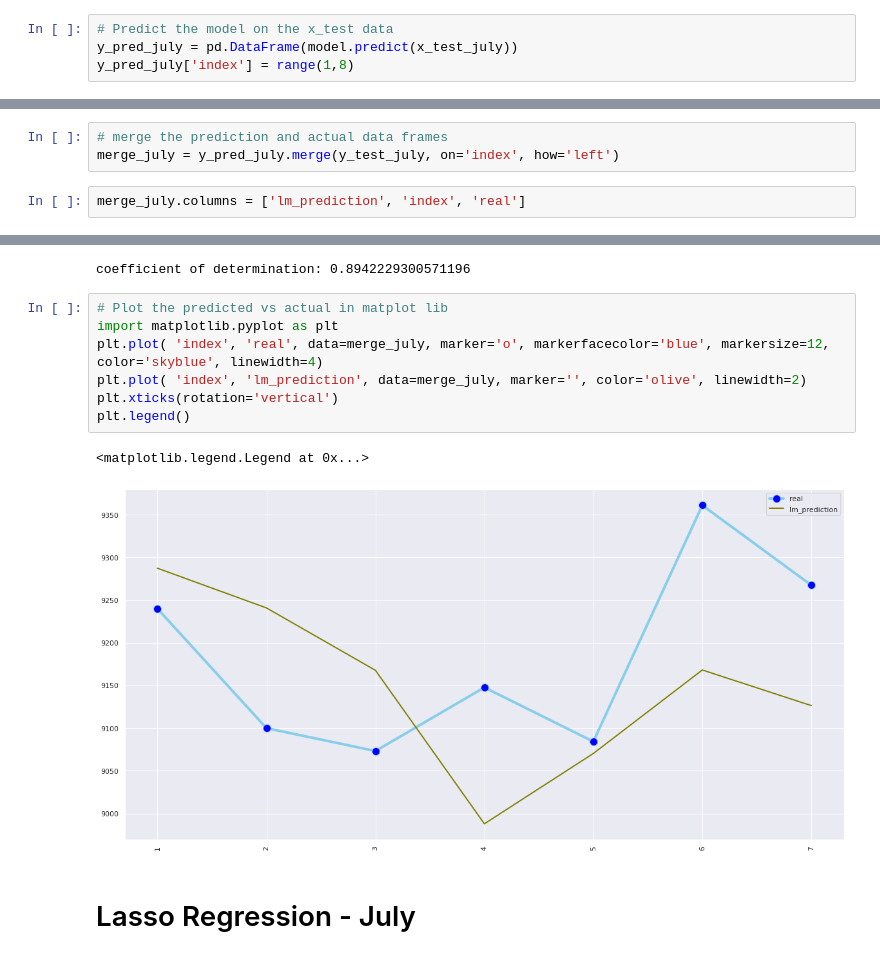
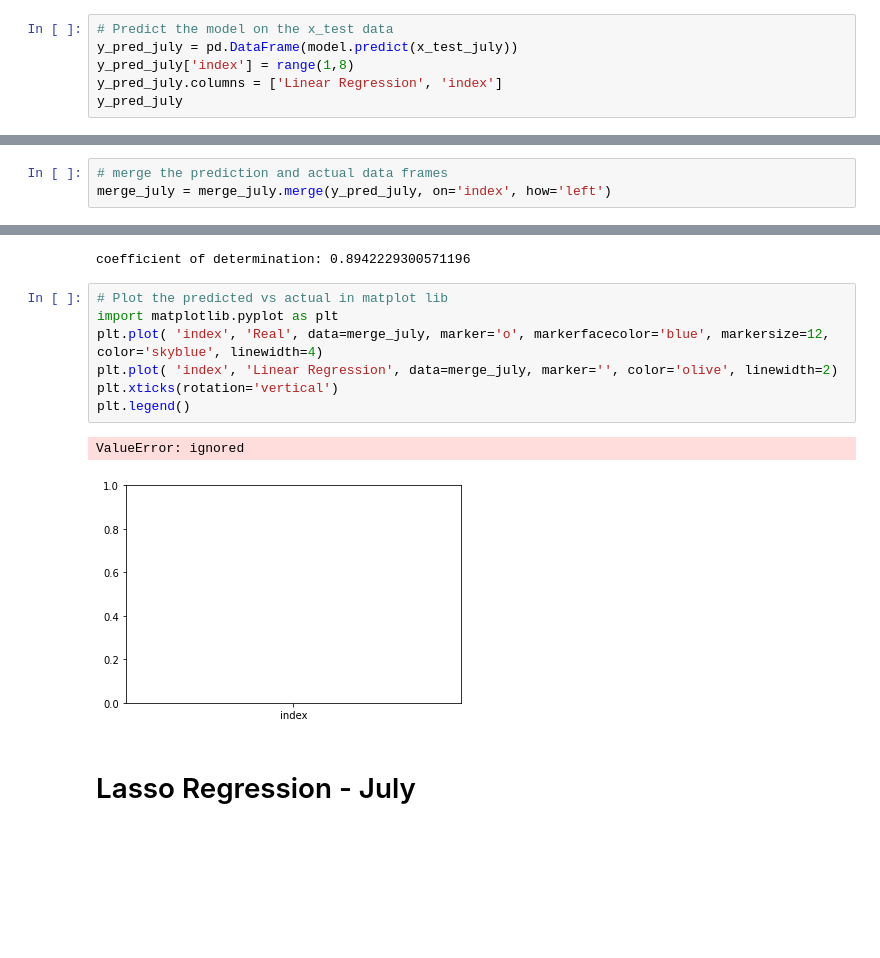
Before and after one commit to DonaldTurton/iLab2, a Jupyter notebook: Mdoelling_1.ipynb, the cells around one changed output, grey strips where cells are left out. Saved outputs shown, nothing was run; the diff lists cells and outputs as text; blank space fills up the shorter version.

Commit message:
all models for may predict and calc rmse perfectly in sequence

```diff
--- a/Mdoelling_1.ipynb
+++ b/Mdoelling_1.ipynb
@@ -528,3 +659,5 @@ strong multicollinearity or other numerical problems.
 # Predict the model on the x_test data
 y_pred_july = pd.DataFrame(model.predict(x_test_july))
 y_pred_july['index'] = range(1,8)
+y_pred_july.columns = ['Linear Regression', 'index']
+y_pred_july
@@ -534,6 +686,4 @@ y_test_july['index'] = range(1,8)
 # %%
 # merge the prediction and actual data frames
-merge_july = y_pred_july.merge(y_test_july, on='index', how='left')
+merge_july = merge_july.merge(y_pred_july, on='index', how='left')
-# %%
-merge_july.columns = ['lm_prediction', 'index', 'real']
 # %%
@@ -550,13 +700,13 @@ coefficient of determination: 0.8942229300571196
 # %%
 # Plot the predicted vs actual in matplot lib
 import matplotlib.pyplot as plt
-plt.plot( 'index', 'real', data=merge_july, marker='o', markerfacecolor='blue', markersize=12, color='skyblue', linewidth=4)
-plt.plot( 'index', 'lm_prediction', data=merge_july, marker='', color='olive', linewidth=2)
+plt.plot( 'index', 'Real', data=merge_july, marker='o', markerfacecolor='blue', markersize=12, color='skyblue', linewidth=4)
+plt.plot( 'index', 'Linear Regression', data=merge_july, marker='', color='olive', linewidth=2)
 plt.xticks(rotation='vertical')
 plt.legend()
 # %% [output]
-<matplotlib.legend.Legend at 0x...>
+ValueError: ignored
-[figure, old version]
+[figure, new version]
 # %% [markdown]
 # Lasso Regression - July
 # %%
```
Also changed, not shown: parts of 70 cells of this notebook.
